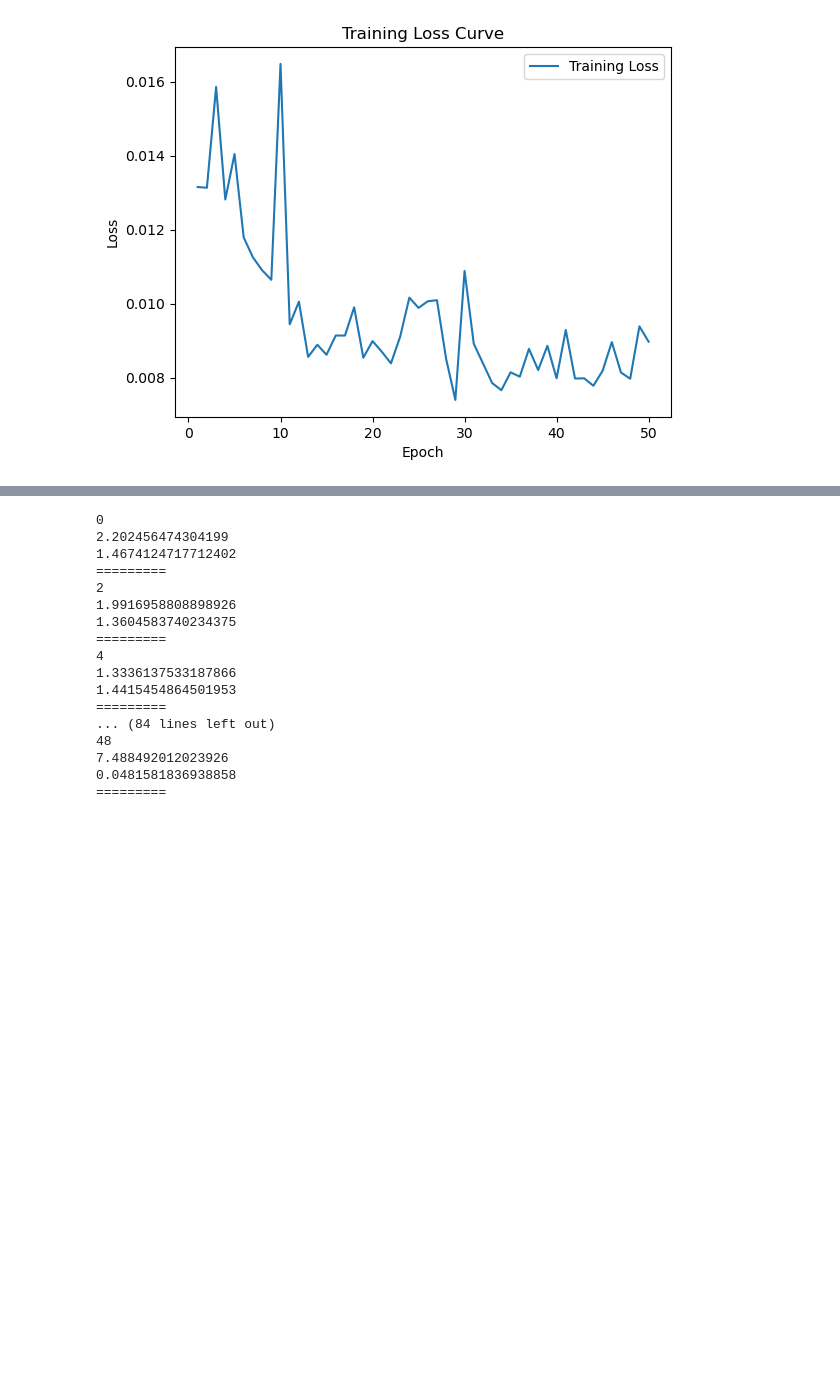
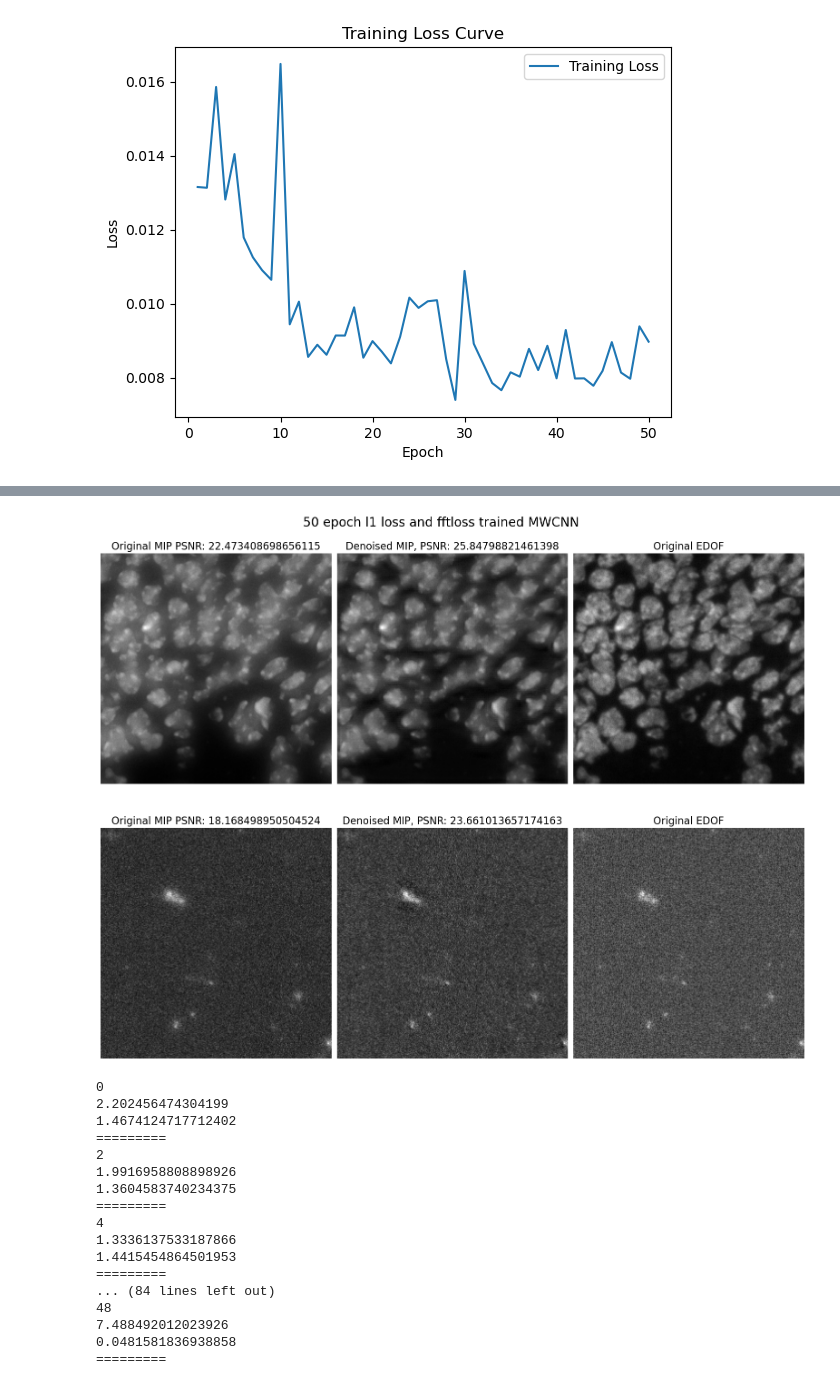
Before and after one commit to AleHD/deep-biomedicine-project, a Jupyter notebook: gan/main.ipynb, the cells around one changed output, grey strips where cells are left out. Drawn from its saved outputs; the diff is of its cells as text; code cells hidden in the pictures; blank space fills up the shorter version.

Commit message:
mwcnn_result

```diff
--- a/gan/main.ipynb
+++ b/gan/main.ipynb
@@ -113,3 +121,23 @@ plot_loss(EPOCHS,mwcnn_loss_record)
+# %%
+num_pred = 2
+results = []
+for i in range(num_pred):
+    image_index = test_indices[i]
+    sample = image_dataset[image_index]
+    mip, pred, edof, original_score, improved_score = MWCNN_trainer.predict(sample)
+    results.append({
+        "MIP": mip,
+        "pred": pred,
+        "EDOF": edof,
+        "original_score": original_score,
+        "improved_score": improved_score
+    })
+
+from src.utils import plot_result
+# plot results
+plot_result(results, "50 epoch l1 loss and fftloss trained MWCNN")
+# %% [output]
+[figure, added]
 # %%
 # make gan and train
 gc.collect()
```
Also changed, not shown: parts of 5 cells of this notebook, 1 other file.
